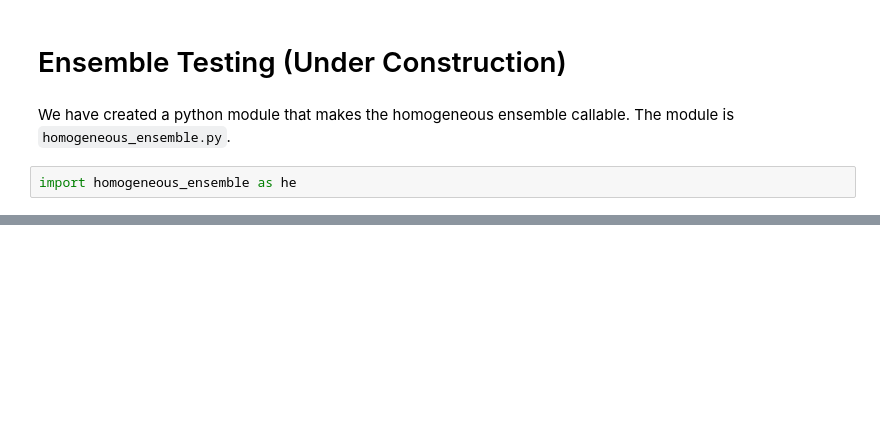
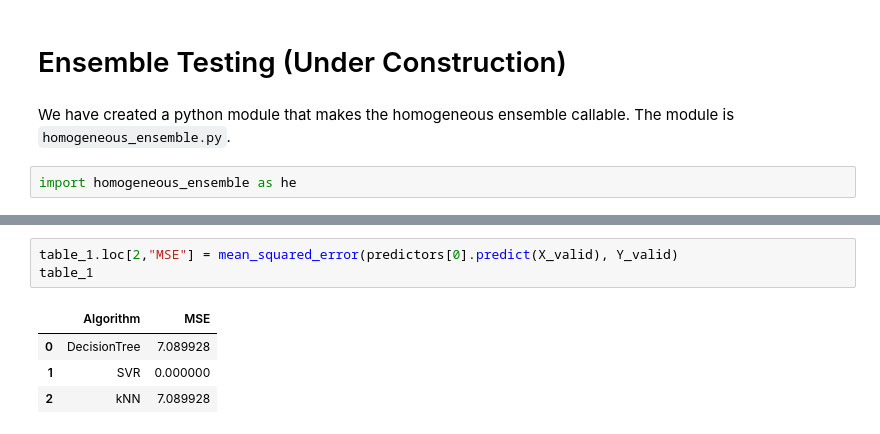
Before and after one commit to jcarew42/Ensemble-Learning-TTU, a Jupyter notebook: Part_2_Ensemble_Testing.ipynb, the cells around one changed output, grey strips where cells are left out. Drawn from its saved outputs; the diff is of its cells as text; blank space fills up the shorter version.

```diff
--- a/Part_2_Ensemble_Testing.ipynb
+++ b/Part_2_Ensemble_Testing.ipynb
@@ -56,0 +118,8 @@ test.shape
+# %%
+table_1.loc[2,"MSE"] = mean_squared_error(predictors[0].predict(X_valid), Y_valid)
+table_1
+# %% [output]
+|  | Algorithm | MSE |
+| 0 | DecisionTree | 7.089928 |
+| 1 | SVR | 0.000000 |
+| 2 | kNN | 7.089928 |
```
Also changed, not shown: parts of 15 cells of this notebook, 1 other file.
